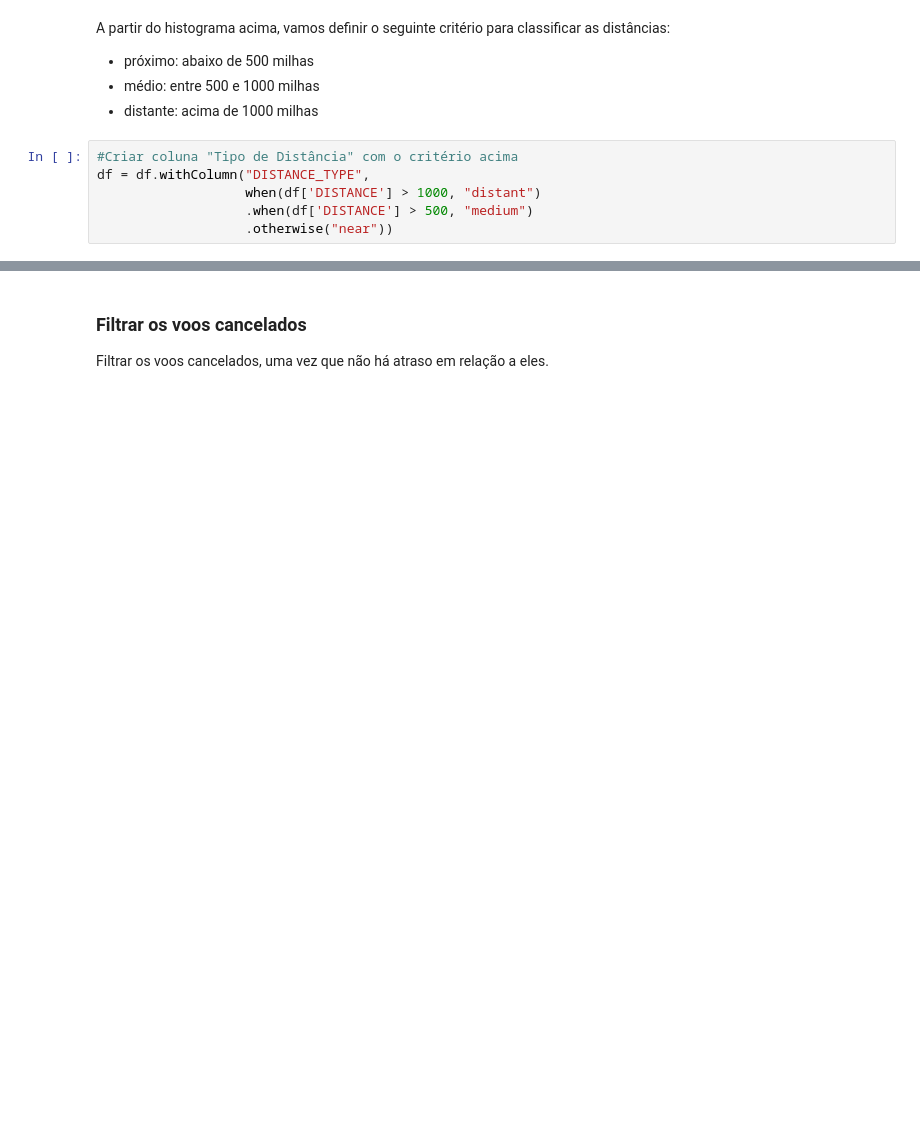
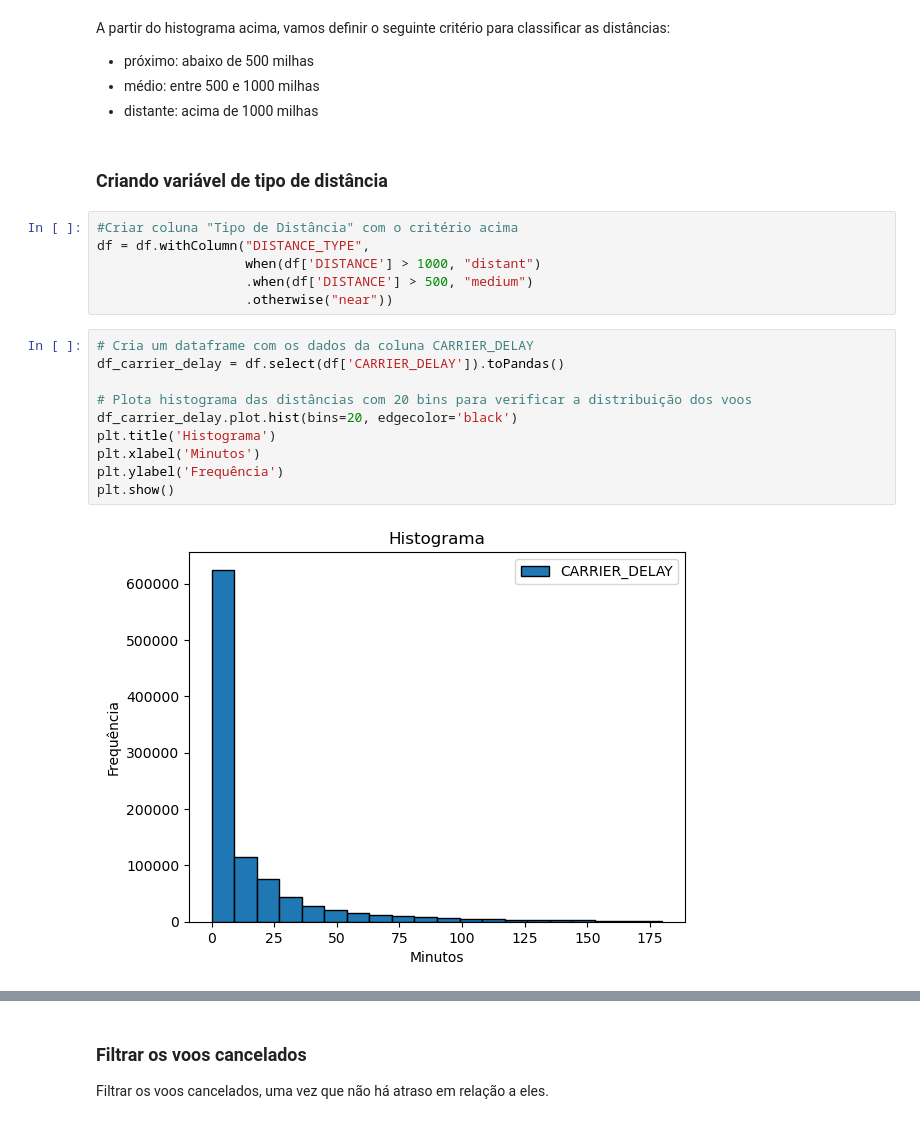
Before and after one commit to mconjaud/TrabalhoFinalAEM2, a Jupyter notebook: BigData/Projeto_Final_BigData.ipynb, the cells around one changed output, grey strips where cells are left out. Drawn from its saved outputs; the diff is of its cells as text; blank space fills up the shorter version.

```diff
--- a/BigData/Projeto_Final_BigData.ipynb
+++ b/BigData/Projeto_Final_BigData.ipynb
@@ -153,9 +175,23 @@ A partir do histograma acima, vamos definir o seguinte critério para classifica
 - próximo: abaixo de 500 milhas
 - médio: entre 500 e 1000 milhas
 - distante: acima de 1000 milhas
+# %% [markdown]
+### Criando variável de tipo de distância
 # %%
 #Criar coluna "Tipo de Distância" com o critério acima
 df = df.withColumn("DISTANCE_TYPE",
                    when(df['DISTANCE'] > 1000, "distant")
                    .when(df['DISTANCE'] > 500, "medium")
                    .otherwise("near"))
+# %%
+# Cria um dataframe com os dados da coluna CARRIER_DELAY
+df_carrier_delay = df.select(df['CARRIER_DELAY']).toPandas()
+
+# Plota histograma das distâncias com 20 bins para verificar a distribuição dos voos
+df_carrier_delay.plot.hist(bins=20, edgecolor='black')
+plt.title('Histograma')
+plt.xlabel('Minutos')
+plt.ylabel('Frequência')
+plt.show()
+# %% [output]
+[figure, added]
```
Also changed, not shown: parts of 21 cells of this notebook.
